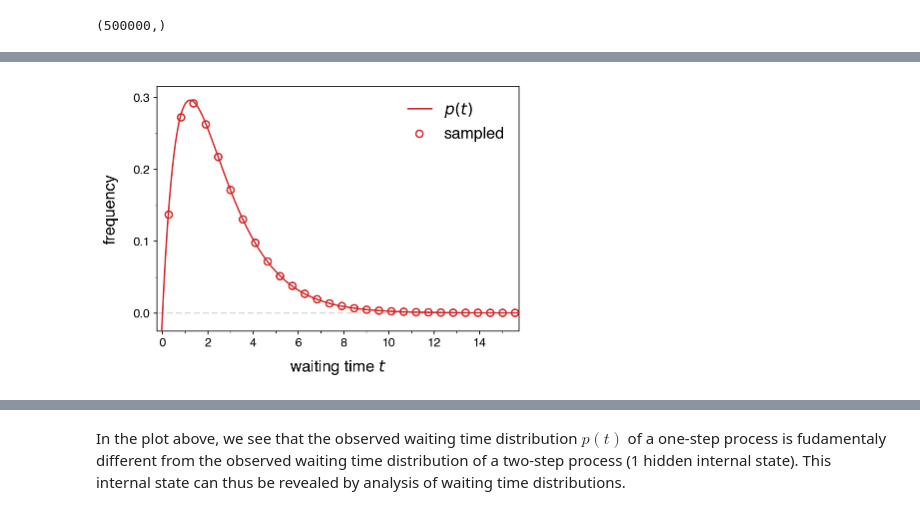
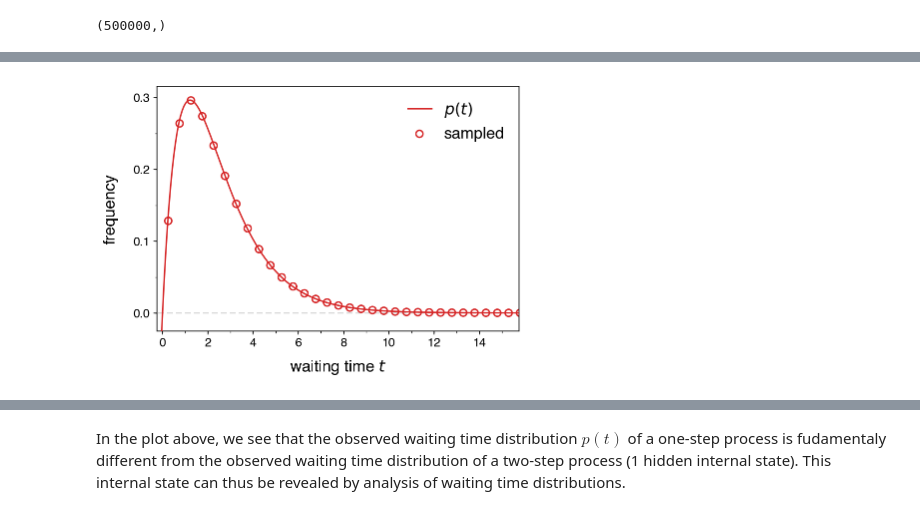
Before and after one commit to khx0/stochastic-processes, a Jupyter notebook: waiting-time-distributions/waiting-time-distributions.ipynb, the cells around one changed output, grey strips where cells are left out. Cells and saved outputs as stored; diff of their text form; code cells hidden in the pictures.

```diff
--- a/waiting-time-distributions/waiting-time-distributions.ipynb
+++ b/waiting-time-distributions/waiting-time-distributions.ipynb
@@ -466,10 +462,16 @@ def plot_scatter_histogram(X, dist):
     leg.draw_frame(False)
 
     return None
-# %%
-plot_scatter_histogram(scatterData2, dist2)
-# %% [output]
-[figure, removed]
+# %%
+# for an alternative histogram representation I
+# create x,y data pairs of the histogram data using
+# numpy's histogram function
+nBins = 40
+scatterData2 = getHistogramCoordinates(observedTimes, nBins, True)
+
+plot_scatter_histogram(scatterData2, dist2)
+# %% [output]
+[figure, added]
 # %%
 def plot_one_vs_two(X1, dist1, X2, dist2):
 
```
Also changed, not shown: parts of 16 cells of this notebook, 3 other files.
